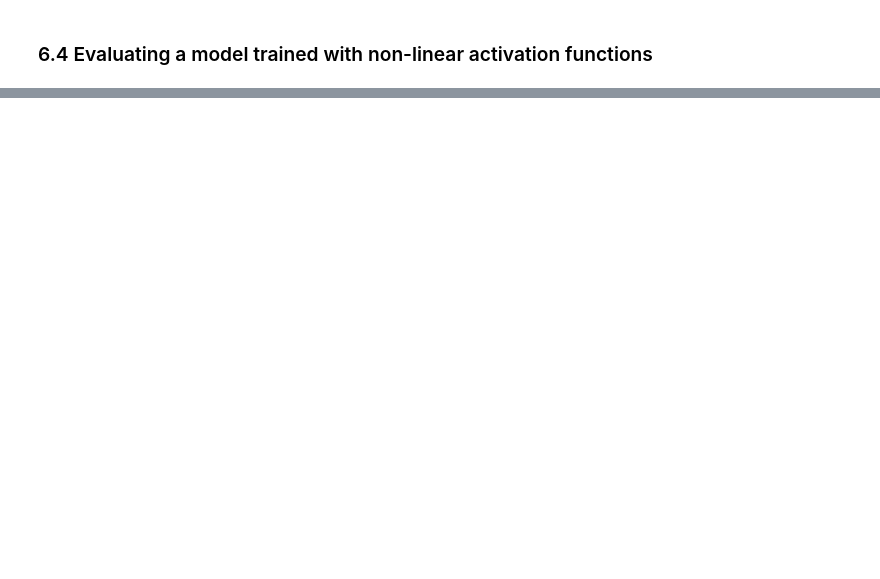
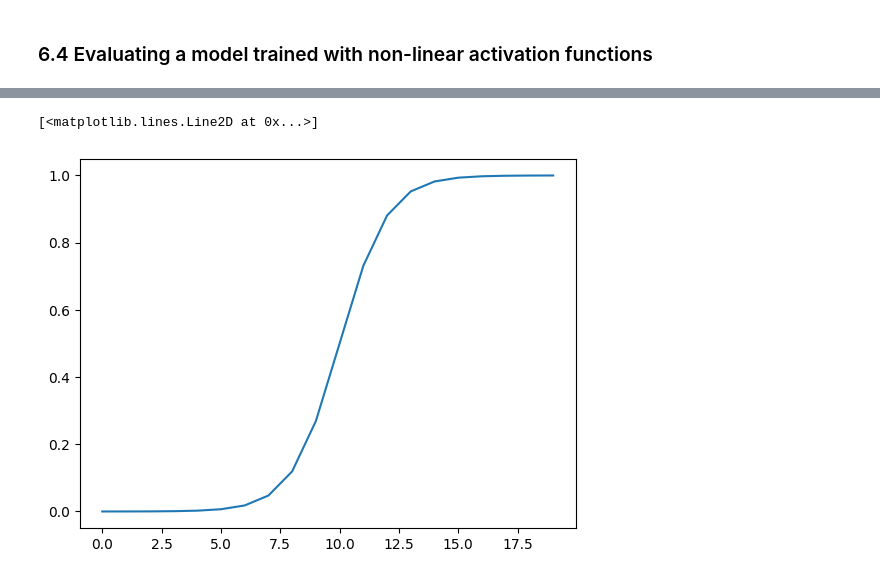
Before and after one commit to Renato1478/PytorchForDeepLearning, a Jupyter notebook: 02_pytorch_classification.ipynb, the cells around one changed output, grey strips where cells are left out. Saved outputs shown, nothing was run; the diff lists cells and outputs as text; code cells hidden in the pictures; blank space fills up the shorter version.

```diff
--- a/02_pytorch_classification.ipynb
+++ b/02_pytorch_classification.ipynb
@@ -913,0 +971,5 @@ plot_decision_boundary(model_3, X_test, y_test)
+# %%
+plt.plot(torch.sigmoid(A))
+# %% [output]
+[<matplotlib.lines.Line2D at 0x...>]
+[figure, added]
```
Also changed, not shown: parts of 14 cells of this notebook.
